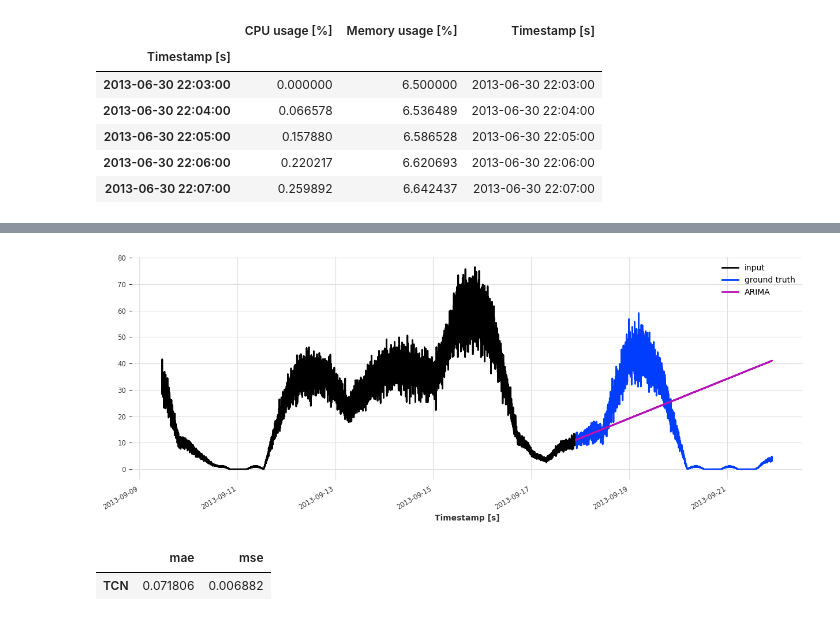
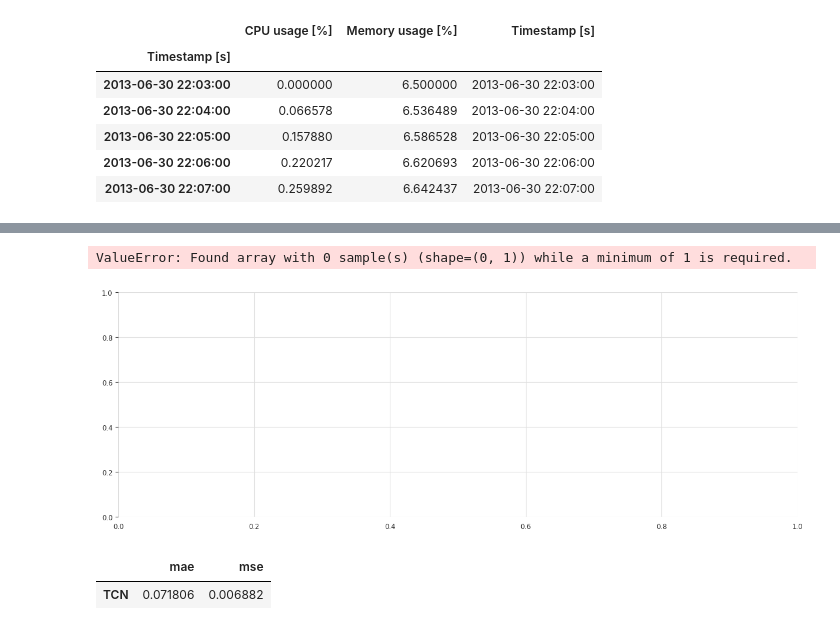
Before and after one commit to shahzaibshaikh/ml-research, a Jupyter notebook: Bitbrains_AllModels_CPU.ipynb, the cells around one changed output, grey strips where cells are left out. Saved outputs shown, nothing was run; the diff lists cells and outputs as text; code cells hidden in the pictures.

```diff
--- a/Bitbrains_AllModels_CPU.ipynb
+++ b/Bitbrains_AllModels_CPU.ipynb
@@ -94,7 +94,9 @@ df.head()
 series = TimeSeries.from_dataframe(df, "Timestamp [s]", 'CPU usage [%]')
 
 # Assuming 'series' is your TimeSeries object
-train_size = int(len(series) * 0.5)  # Halve the training set
+train_size = int(len(series) * 0.1)  # Halve the training set
 
 # Split the data
 series = series[:train_size]
+
+print(len(series))
@@ -129,8 +133,8 @@ test.plot()
 # %%
 # Common parameters
 common_model_args = {
-    "input_chunk_length": 1440,
-    "output_chunk_length": 720,
+    "input_chunk_length": 4320,
+    "output_chunk_length": 2880,
     "optimizer_kwargs": {"lr": 1e-2},
     "pl_trainer_kwargs": {
         "gradient_clip_val": 1,
@@ -144,7 +148,7 @@ common_model_args = {
     "likelihood": None,
     "save_checkpoints": True,
     "force_reset": True,
-    "batch_size": 256,
+    "batch_size": 128,
     "random_state": 42,
 }
 
@@ -183,8 +187,8 @@ model_tcn_params = {
 
 model_arima_params = {
     "p": 24,
-    "d": 1,
-    "q": 256
+    "d": 2,
+    "q": 4
 }
 
 model_lstm_params = {
@@ -193,6 +197,12 @@ model_lstm_params = {
     "n_rnn_layers": 4
 }
 
+model_esmoothing_params = {
+    "seasonal_periods": 24,
+    "trend": "ModelMode.ADDITIVE",
+}
+
+
 # Define each model by merging common and model-specific parameters
 model_nhits_cpu = NHiTSModel(**common_model_args, **model_nhits_params)
 model_tide_cpu = TiDEModel(**common_model_args, **model_tide_params)
@@ -200,6 +210,7 @@ model_tft_cpu = TFTModel(**common_model_args, **model_tft_params)
 model_tcn_cpu = TCNModel(**common_model_args, **model_tcn_params)
 model_arima_cpu = ARIMA(**model_arima_params)
 model_lstm_cpu = BlockRNNModel(**common_model_args, **model_lstm_params)
+model_esmoothing_cpu = ExponentialSmoothing(**model_esmoothing_params)
 
 
 models = {
@@ -207,8 +218,9 @@ models = {
     #"TiDE": model_tide_cpu,
     #"TFT": model_tft_cpu,
     #"TCN": model_tcn_cpu,
-    #"ARIMA": model_arima_cpu,
-    "LSTM": model_lstm_cpu
+    "ARIMA": model_arima_cpu,
+    #"LSTM": model_lstm_cpu,
+    #"Exponential Smoothing": model_esmoothing_cpu
 }
 # %%
 # Saving the model to disk
@@ -237,8 +249,8 @@ for name, model in models.items():
 
     model.fit(
         series=train,
-        val_series=val,
-        verbose=True,
+        #val_series=val,
+        #verbose=True,
     )
     # load from checkpoint returns a new model object, we store it in the models dict
     #models[name] = model.load_from_checkpoint(model_name=model.model_name, best=True)
@@ -249,32 +264,33 @@ model.save(f"models/TiDE_bitbrains_cpu.pt")
 # %%
 from darts.metrics import quantile_loss
 
 # we will predict the next `pred_steps` points after the end of `pred_input`
 pred_steps = common_model_args["output_chunk_length"] * 2
 pred_input = test[:-pred_steps]
 
 # Set the specific start date
 start_date = pd.Timestamp("2013-12-11")
 end_date = pd.Timestamp("2013-12-14")
 
 fig, ax = plt.subplots(figsize=(15, 5))
 # plt.xlim(start_date, end_date)
 
 scaler.inverse_transform(pred_input).plot(label="input")
 scaler.inverse_transform(test)[-pred_steps:].plot(label="ground truth", ax=ax)
 
 result_accumulator = {}
 # predict with each model and compute/store the metrics against the test sets
 for model_name, model in models.items():
-    pred_series = model.predict(n=pred_steps, series=pred_input)
+    pred_series = model.predict(n=pred_steps)
     scaler.inverse_transform(pred_series).plot(label=model_name, ax=ax)
 
     result_accumulator[model_name] = {
         "mae": mae(test, pred_series),
         "mse": mse(test, pred_series)
     }
 # %% [output]
+ValueError: Found array with 0 sample(s) (shape=(0, 1)) while a minimum of 1 is required.
-[figure, old version]
+[figure, new version]
 # %%
 results_df = pd.DataFrame.from_dict(result_accumulator, orient="index")
 results_df.head()
```
Also changed, not shown: parts of 6 cells of this notebook, 7 other files.
